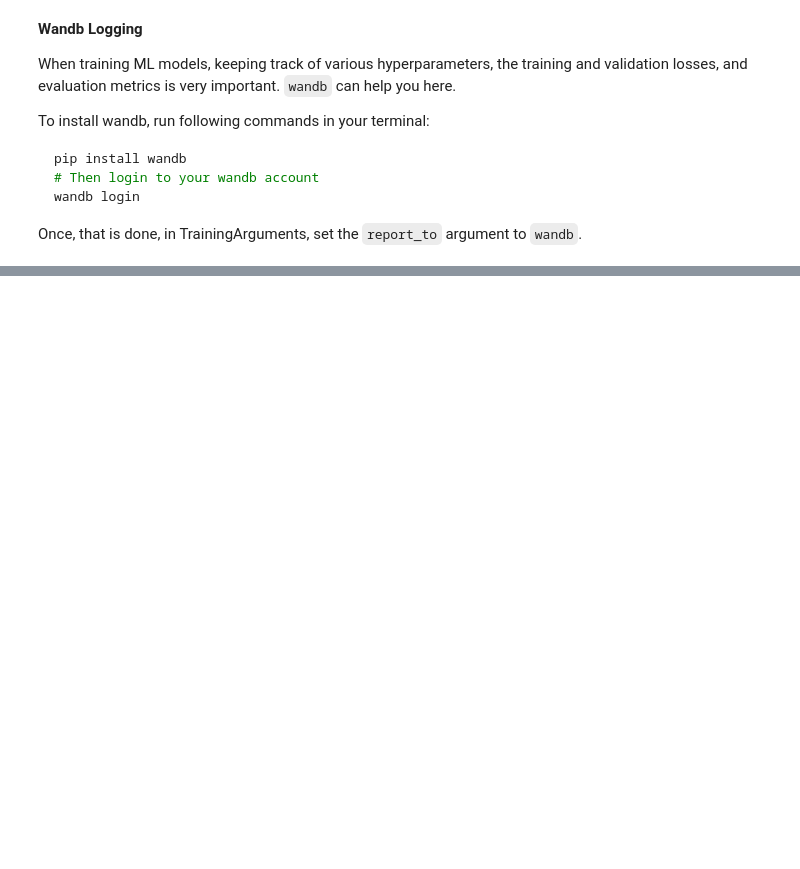
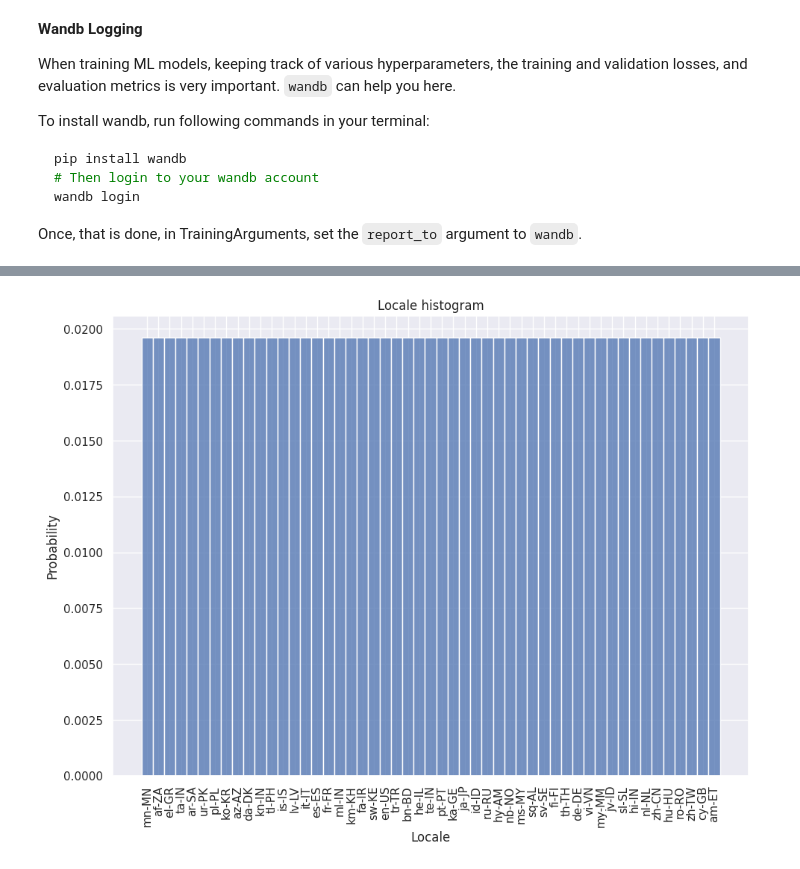
Before and after one commit to bsantraigi/2023-IndoML-Datathon-Tutorial, a Jupyter notebook: part2.ipynb, the cells around one changed output, grey strips where cells are left out. Saved outputs shown, nothing was run; the diff lists cells and outputs as text; code cells hidden in the pictures; blank space fills up the shorter version.

Commit message:
part2: data imbalance experiment, transferrability, mbert

```diff
--- a/part2.ipynb
+++ b/part2.ipynb
@@ -250,0 +332,4 @@ pprint(trainer.evaluate())
+# %%
+# Extract predictions on validation set
+eval_data_subset = tokenized_datasets["validation"]
+preds = trainer.predict(eval_data_subset)
@@ -250,0 +343,27 @@ pprint(trainer.evaluate())
+# %%
+# Create a dataframe with the predictions, targets and locale
+import pandas as pd
+df = pd.DataFrame({
+    "id": eval_data_subset['id'],
+    "predictions": preds.predictions.argmax(-1),
+    "targets": preds.label_ids,
+    "locale": eval_data_subset['locale']
+})
+# %%
+# Compute f1 for each locale and plot f1 scores vs locales
+from sklearn.metrics import f1_score, accuracy_score
+import seaborn as sns
+sns.set(rc={'figure.figsize':(11, 8)}) # Setting some matplotlib configs
+# %%
+# Print histogram of locale, y-axis normalized to 1
+P = sns.histplot(df['locale'], stat="probability")
+
+P.set_xlabel("Locale")
+P.set_ylabel("Probability")
+P.set_title("Locale histogram")
+
+# Rotate x labels by 90 degrees
+for item in P.get_xticklabels():
+    item.set_rotation(90)
+# %% [output]
+[figure, added]
```
Also changed, not shown: parts of 20 cells of this notebook.
